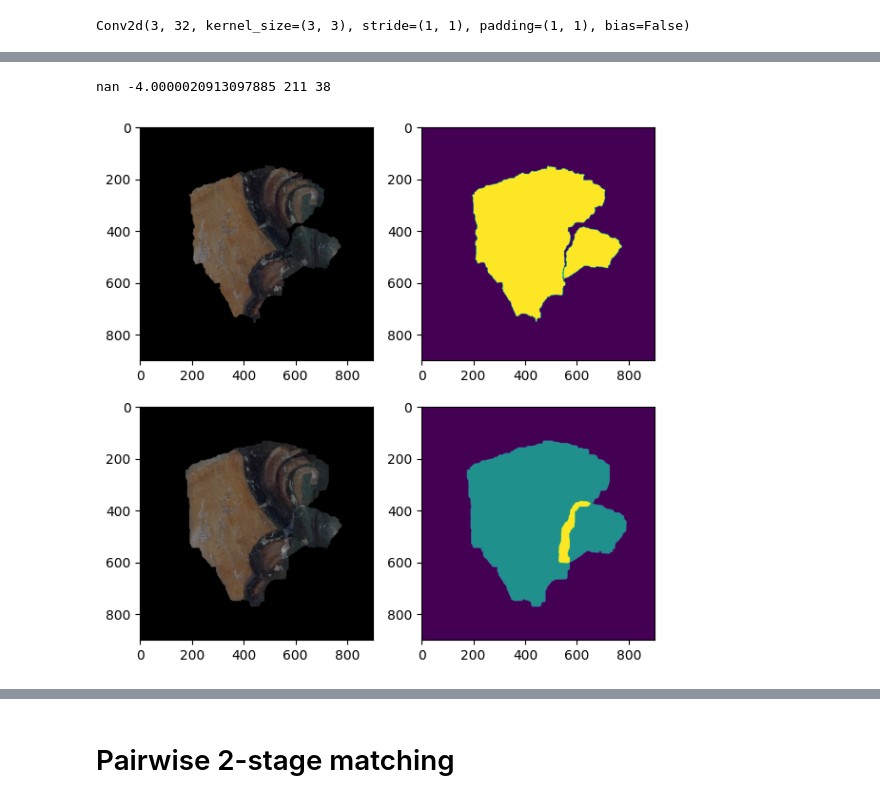
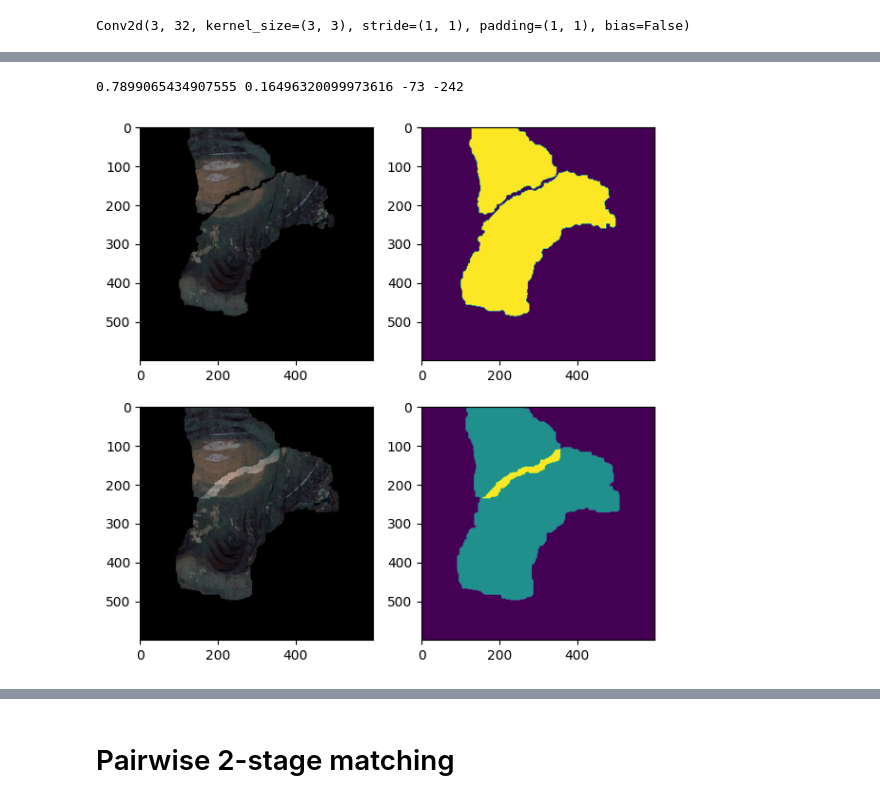
Before and after one commit to vippolitov/fresco-reassembling, a Jupyter notebook: code/3_refine_all_transforms.ipynb, the cells around one changed output, grey strips where cells are left out. Cells and saved outputs as stored; diff of their text form; code cells hidden in the pictures.

```diff
--- a/code/3_refine_all_transforms.ipynb
+++ b/code/3_refine_all_transforms.ipynb
@@ -357,9 +231,0 @@ print(theta, shift_y, shift_x)
-# %%
-from skimage.transform import rotate
-def rotate_fragment(frag, angle):
-    return Fragment(
-        rotate(frag.fragment, angle),
-        rotate(frag.extended_frag, angle),
-        rotate(frag.mask, angle),
-        rotate(frag.extended_mask, angle),
-    )
@@ -593,12 +447,13 @@ Conv2d(3, 32, kernel_size=(3, 3), stride=(1, 1), padding=(1, 1), bias=False)
 list_of_initial_params = []
 subcurves1 = []
 subcurves2 = []
-for indices in alignment[(l, r)]:
+for indices in alignment[(l, r)][:4]:
     line1 = aligned_coords2line(indices.indices, descriptors[l].edge_coords, left=True)
     line2 = aligned_coords2line(indices.indices, descriptors[r].edge_coords[::-1], left=False)
     line1 -= frags[l].fragment.shape[0] // 2
     line2 -= frags[r].fragment.shape[0] // 2
     best_transform_params = find_best_transform_ransac(line1, line2)
+    cos = best_transform_params[0]
     cos = max(cos, -1)
     cos = min(cos, 1)
     theta, shift_y, shift_x = -np.rad2deg(np.arccos(cos)), best_transform_params[2], best_transform_params[3]
@@ -608,11 +564,12 @@ for indices in alignment[(l, r)]:
 # %%
 start_time = time.time()
 res = match_two_aligned_fragments(
-    pad_fragment_to_size(frag2, 300),
-    pad_fragment_to_size(frag1, 300),
+    frag1,
+    frag2,
     list_of_initial_params,
     subcurves1,
     subcurves2,
+    feature_extractor=None,
     pad_size=300,
     verbose=1
 )
@@ -629,17 +591,17 @@ padded_frag2 = pad_fragment(ext_frag2, 300)
 # %%
-def visualize_fragment(frag):
-    fig, axes = plt.subplots(nrows=2, ncols=2, figsize=(7,7))
-    axes[0][0].imshow(frag.fragment)
-    axes[0][1].imshow(frag.mask * 255)
-    axes[1][0].imshow(frag.extended_frag)
-    axes[1][1].imshow(frag.extended_mask * 255)
+# def visualize_fragment(frag):
+#     fig, axes = plt.subplots(nrows=2, ncols=2, figsize=(7,7))
+#     axes[0][0].imshow(frag.fragment)
+#     axes[0][1].imshow(frag.mask * 255)
+#     axes[1][0].imshow(frag.extended_frag)
+#     axes[1][1].imshow(frag.extended_mask * 255)
 # %%
 tr = sorted(res, reverse=True, key=lambda val: val.confidence)[0]
 print(tr.confidence, tr.angle, tr.x, tr.y)
 x, y = tr.x, tr.y
-transformed = shift_fragment(rotate_fragment(pad_fragment(frag1, 300), tr.angle), x, y)
-blended = blend_fragments(padded_frag2, transformed)
+transformed = shift_fragment(rotate_fragment(pad_fragment_to_size(frags[0], 200), tr.angle), -74, -243)
+blended = blend_fragments(frags[1], transformed)
 visualize_fragment(blended)
 # %% [output]
-nan -4.0000020913097885 211 38
+0.7899065434907555 0.16496320099973616 -73 -242
-[figure, old version]
+[figure, new version]
```
Also changed, not shown: parts of 49 cells of this notebook, 31 other files.
